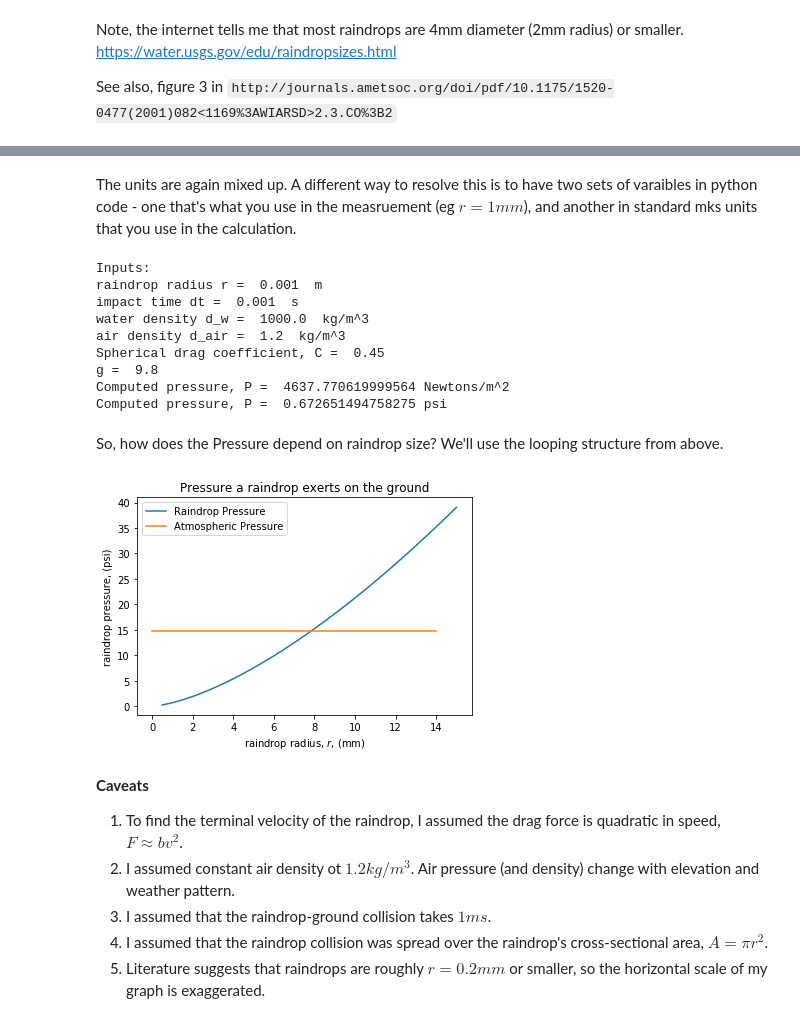
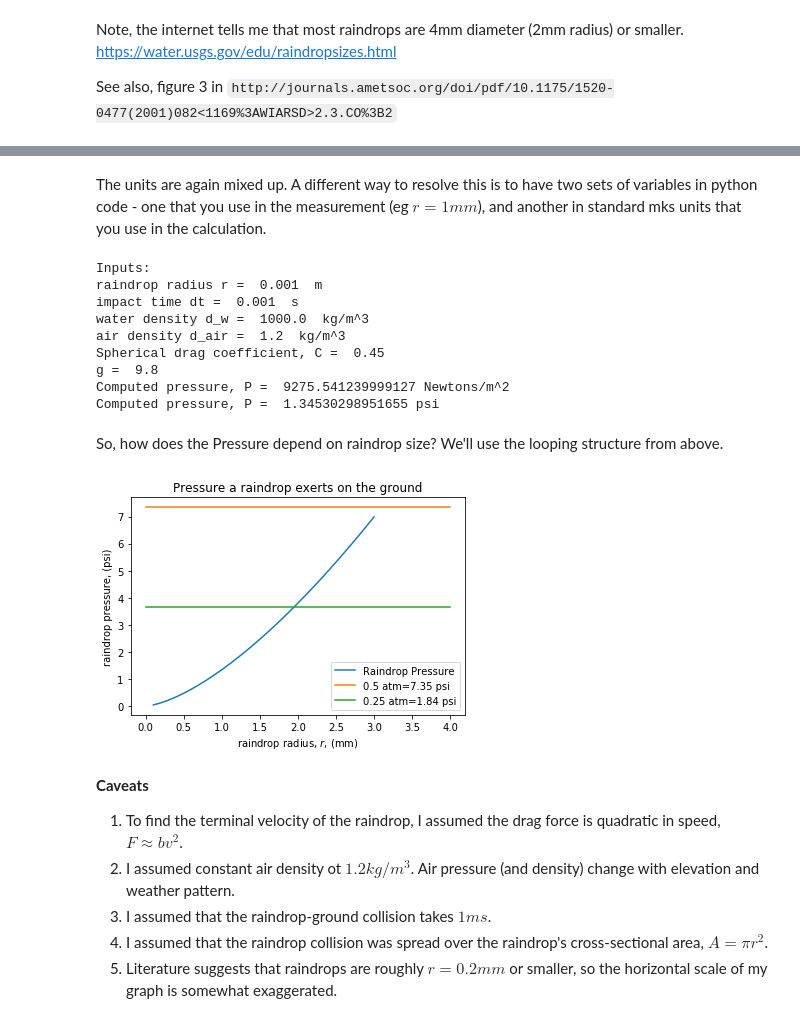
Before and after one commit to ntmoore/Physics1, a Jupyter notebook: Raindrops.ipynb, the cells around one changed output, grey strips where cells are left out. Saved outputs shown, nothing was run; the diff lists cells and outputs as text; code cells hidden in the pictures.

Commit message:
error in terminal velocity calculation
8rg/3c, not 2rg/3c.  Fixed in multiple places.  Also included section on force exerted by raindrop.

```diff
--- a/Raindrops.ipynb
+++ b/Raindrops.ipynb
@@ -54,7 +56,7 @@ C=0.45
 r=1 # in mm
 dw=1 # grams/cm^3
 da=1.2 #  kg/m^3
-v_T_sqr=(2*r*g/(3*C*1000))*(dw*100**3/(1000*da))
+v_T_sqr=(8*r*g/(3*C*1000))*(dw*100**3/(1000*da))
 v_T=sqrt(v_T_sqr)
 print("estimated terminal velocity for a r = ",r," mm raindrop is ",v_T,"m/s")
 # %% [output]
@@ -71,8 +73,8 @@ list_of_v=[] # list of terminal velocities, in m/s
 for i in range(30):
     # this is the repeated commands tat the forloop runs
 
-    # vary the radius (in mm, incremented by 0.05mm steps)
-    r=0.5+i*0.5
+    # vary the radius (in mm, incremented by 0.1mm steps)
+    r=0.1+i*0.1
     #print(i,r)
 
     # save this loop's radius in a list
@@ -80,7 +82,7 @@ for i in range(30):
 
     # using the code above, compute the terminal velocity at this radius
     # note that we're using C,g,dw,da defined above
-    v_T_sqr=(2*r*g/(3*C*1000))*(dw*100**3/(1000*da))
+    v_T_sqr=(8*r*g/(3*C*1000))*(dw*100**3/(1000*da))
     v_T=sqrt(v_T_sqr)
     # and save this value as well
     list_of_v.append(v_T)
@@ -128,5 +130,5 @@ $P=\frac{4  ~r ~d_{w}}{3 ~\Delta T} \left[ \frac{ 2 r g}{3C}\frac{ d_{water} }{
 # %% [markdown]
-The units are again mixed up.  A different way to resolve this is to have two sets of varaibles in python code - one that's what you use in the measruement (eg $r=1mm$), and another in standard mks units that you use in the calculation.
+The units are again mixed up.  A different way to resolve this is to have two sets of variables in python code - one that you use in the measurement (eg $r=1mm$), and another in standard mks units that you use in the calculation.
 # %%
 delta_T_ms = 1 # ms
 delta_T = delta_T_ms*(1.0/1000.0) # seconds
@@ -140,7 +142,7 @@ d_w = d_w_gpcm3*(1.0/1000.0)*(100.0/1.0)**3 # kg/m^3
 d_air = 1.2 # kg/m^3$
 C = 0.45
 g = 9.8 # m/s^2
-P=(4.0*r*d_w/(3.0*delta_T))*(2.0*r*g*d_w/(3*C*d_air))**0.5
+P=(4.0*r*d_w/(3.0*delta_T))*(8.0*r*g*d_w/(3*C*d_air))**0.5
 # echoing out all of the calculation parameters as a check of the unit conversions
 print("Inputs:")
 print("raindrop radius r = ",r," m ")
@@ -161,8 +163,8 @@ water density d_w =  1000.0  kg/m^3
 air density d_air =  1.2  kg/m^3
 Spherical drag coefficient, C =  0.45
 g =  9.8
-Computed pressure, P =  4637.770619999564 Newtons/m^2
-Computed pressure, P =  0.672651494758275 psi
+Computed pressure, P =  9275.541239999127 Newtons/m^2
+Computed pressure, P =  1.34530298951655 psi
 # %% [markdown]
 So, how does the Pressure depend on raindrop size? We'll use the looping structure from above.
 # %%
@@ -175,8 +177,8 @@ list_of_p=[] # list of pressures, in psi
 for i in range(30):
     # this is the repeated commands tat the forloop runs
 
-    # vary the radius (in mm, incremented by 0.05mm steps)
-    r_mm=0.5+i*0.5
+    # vary the radius (in mm, incremented by 0.1mm steps)
+    r_mm=0.1+i*0.1
     #print(i,r)
 
     # save this loop's radius in a list
@@ -187,8 +189,7 @@ for i in range(30):
 
     # using the code above, compute the terminal velocity at this radius
     # note that we're using C,g,dw,da defined above
-    # also, 4**0.5 = sqrt(2) = 2^(1/2), '**' is the "power" operator
-    P=(4.0*r*d_w/(3.0*delta_T))*(2.0*r*g*d_w/(3*C*d_air))**0.5
+    P=(4.0*r*d_w/(3.0*delta_T))*(8.0*r*g*d_w/(3*C*d_air))**0.5
     P_psi = P_psi = P*(1.0/6894.76)
     # and save this value as well
     list_of_p.append(P_psi)
@@ -196,22 +197,24 @@ for i in range(30):
 # end of tabbed in section means the loop is over
 # %%
 # now, make a plot
+p_atm=14.69 #atmospheric pressure (psi)
 plt.plot(list_of_r,list_of_p,label="Raindrop Pressure")
-plt.plot([0,14],[14.69,14.69],label="Atmospheric Pressure")
+plt.plot([0,4],[p_atm/2,p_atm/2],label="0.5 atm=7.35 psi")
+plt.plot([0,4],[p_atm/4,p_atm/4],label="0.25 atm=1.84 psi")
 plt.ylabel("raindrop pressure, (psi)")
 plt.xlabel("raindrop radius, $r$, (mm)")
 plt.title("Pressure a raindrop exerts on the ground")
 plt.legend()
 plt.show()
 # %% [output]
-[figure, old version]
+[figure, new version]
 # %% [markdown]
 **Caveats**
 1. To find the terminal velocity of the raindrop, I assumed the drag force is quadratic in speed, $F\approx b v^2$.
 2. I assumed constant air density ot $1.2kg/m^3$.  Air pressure (and density) change with elevation and weather pattern.
 3. I assumed that the raindrop-ground collision takes $1ms$.
 4. I assumed that the raindrop collision was spread over the raindrop's cross-sectional area, $A=\pi r^2$.
-5. Literature suggests that raindrops are roughly $r=0.2mm$ or smaller, so the horizontal scale of my graph is exaggerated.
+5. Literature suggests that raindrops are roughly $r=0.2mm$ or smaller, so the horizontal scale of my graph is somewhat exaggerated.
 # %% [markdown]
 # What force does the raindrop exert on the ground?
  Recall that earlier, we estimated the raindrop-ground force as,
```
Also changed, not shown: parts of 13 cells of this notebook.
